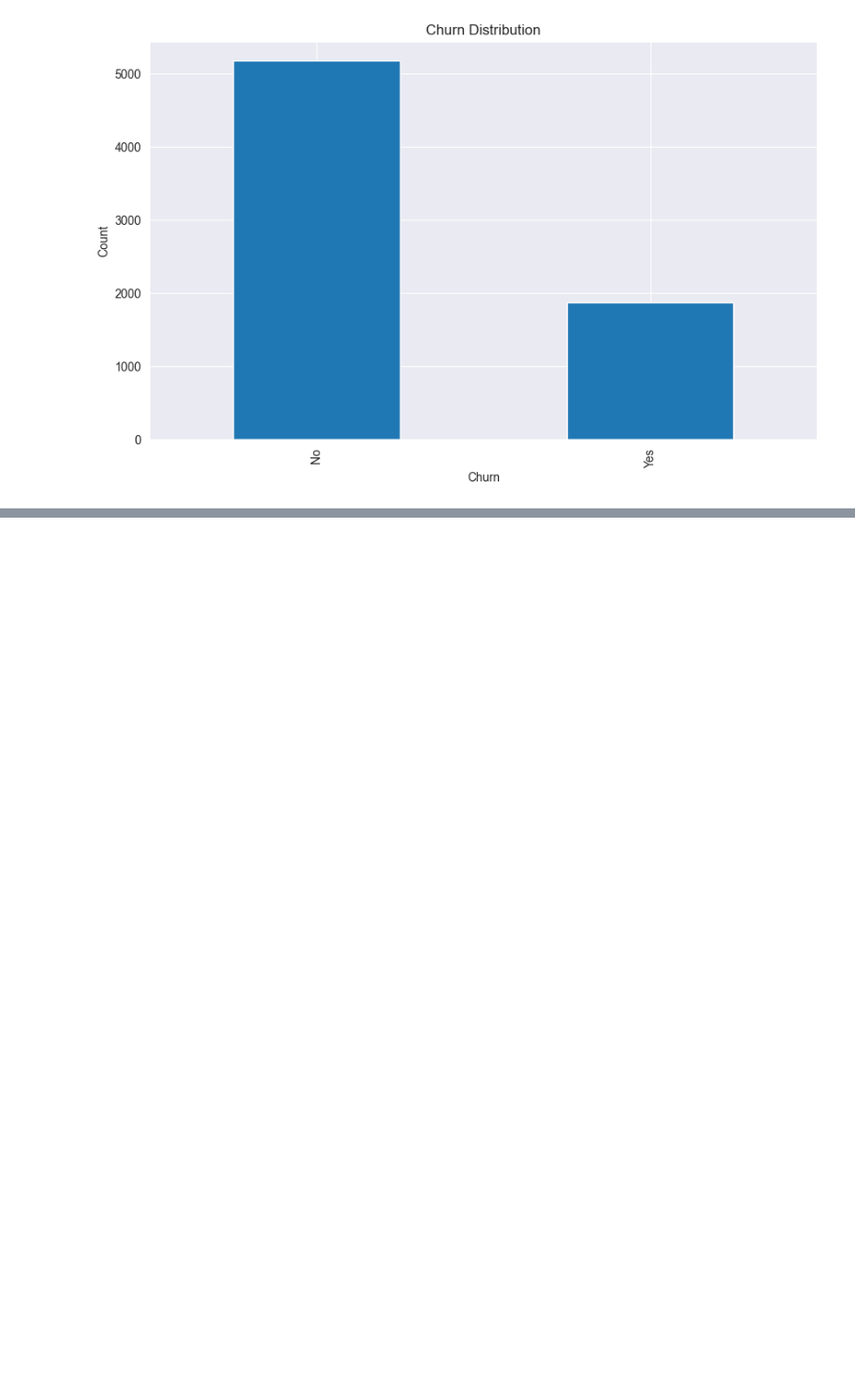
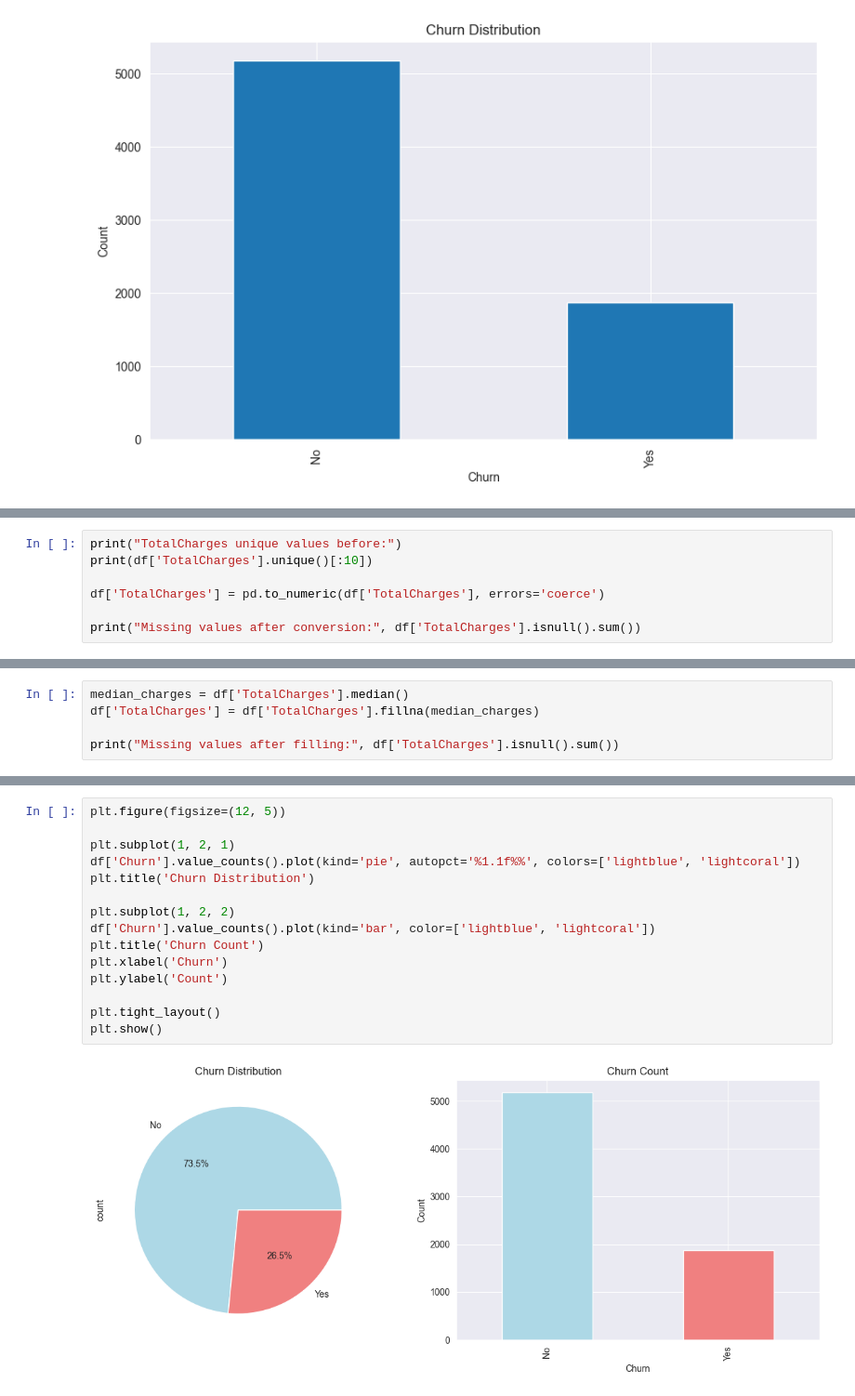
Before and after one commit to arosharandew/Machine-learning, a Jupyter notebook: data_exploration.ipynb, the cells around one changed output, grey strips where cells are left out. Shown: that part at 93% size. Drawn from its saved outputs; the diff is of its cells as text; blank space fills up the shorter version.

```diff
--- a/data_exploration.ipynb
+++ b/data_exploration.ipynb
@@ -102,0 +94,7 @@ plt.show()
+# %%
+print("TotalCharges unique values before:")
+print(df['TotalCharges'].unique()[:10])
+
+df['TotalCharges'] = pd.to_numeric(df['TotalCharges'], errors='coerce')
+
+print("Missing values after conversion:", df['TotalCharges'].isnull().sum())
@@ -102,0 +106,5 @@ plt.show()
+# %%
+median_charges = df['TotalCharges'].median()
+df['TotalCharges'] = df['TotalCharges'].fillna(median_charges)
+
+print("Missing values after filling:", df['TotalCharges'].isnull().sum())
@@ -102,0 +133,17 @@ plt.show()
+# %%
+plt.figure(figsize=(12, 5))
+
+plt.subplot(1, 2, 1)
+df['Churn'].value_counts().plot(kind='pie', autopct='%1.1f%%', colors=['lightblue', 'lightcoral'])
+plt.title('Churn Distribution')
+
+plt.subplot(1, 2, 2)
+df['Churn'].value_counts().plot(kind='bar', color=['lightblue', 'lightcoral'])
+plt.title('Churn Count')
+plt.xlabel('Churn')
+plt.ylabel('Count')
+
+plt.tight_layout()
+plt.show()
+# %% [output]
+[figure, added]
```
Also changed, not shown: parts of 7 cells of this notebook.
